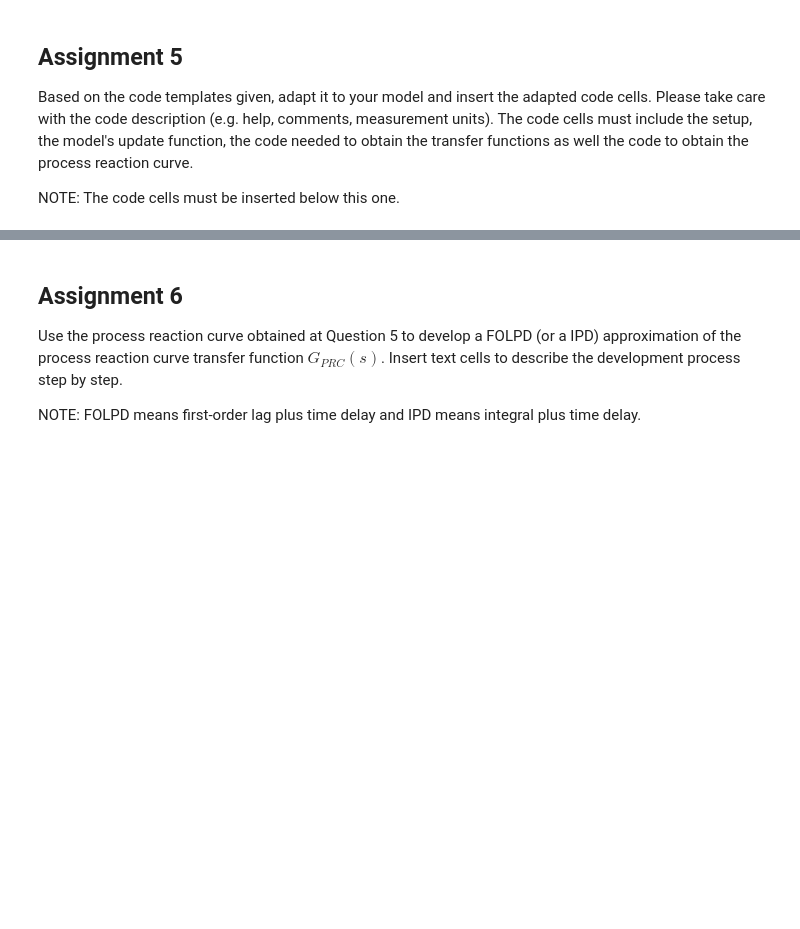
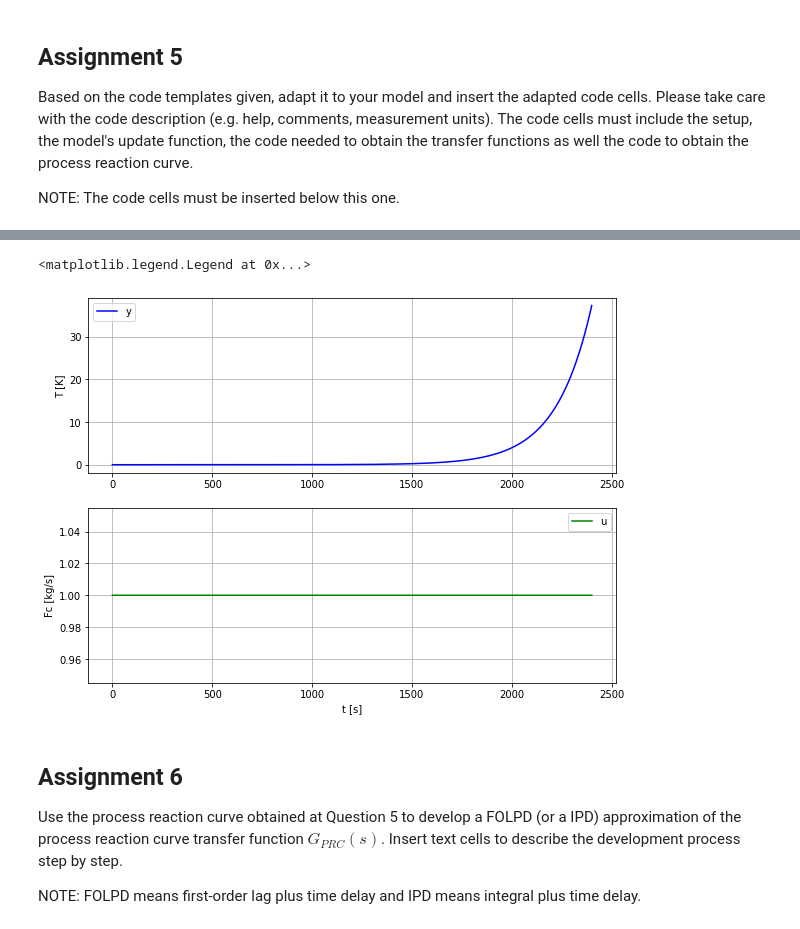
Before and after one commit to gmxavier/FAT0413150, a Jupyter notebook: projects/2021_1/team_work_assignments.ipynb, the cells around one changed output, grey strips where cells are left out. Drawn from its saved outputs; the diff is of its cells as text; code cells hidden in the pictures; blank space fills up the shorter version.

```diff
--- a/projects/2021_1/team_work_assignments.ipynb
+++ b/projects/2021_1/team_work_assignments.ipynb
@@ -122,0 +173,16 @@ bergman_tf
+# %%
+# Obtain the transfer functions of the input/output system for the polyethylene
+# reactor model
+polyeth = ct.NonlinearIOSystem(
+    polyeth_update, None, name='polyeth',
+    inputs  = ('Fc', 'Tfeed'),
+    outputs = ('In_con', 'M1_con', 'Y1', 'Y2', 'T', 'Tw1', 'Tg1'),
+    states  = ('In_con', 'M1_con', 'Y1', 'Y2', 'T', 'Tw1', 'Tg1'))
+
+polyeth_linearized = polyeth.linearize(x0 = [439.68, 326.72, 3.835, 3.835,
+                                             356.21, 290.37, 294.36],
+                                       u0 = [5.8/3600, 293.00])
+
+polyeth_tf = ct.ss2tf(polyeth_linearized)
+
+polyeth_tf
@@ -123,33 +207,37 @@ bergman_tf
 # %%
 # Obtain the process reaction curve response
 # Define the simulation time
 T0 = 0
-T1 = 400
+T1 = 2400
 dt = 0.01
 nt = int (T1/dt) + 1 # Number of points of sim time
 T = np.linspace(T0, T1, nt)
 
 # Perform the simulation
 Ga = 1
 Gm = 1
+Gp = polyeth_tf[5,1]
 T, yout = ct.step_response(Ga*Gp*Gm, T)
 
 # Plot the process reaction curve response
 plt.close ('all')
 fig_width_cm = 24
 fig_height_cm = 18
 plt.figure(1, figsize=(fig_width_cm /2.54 , fig_height_cm /2.54))
 plt.subplot(2, 1, 1)
 plt.plot(T, yout, 'blue')
-plt.ylabel('G [mg/dL]')
+plt.ylabel('T [K]')
 plt.grid()
 plt.legend(labels =('y',))
 plt.subplot(2, 1, 2)
 plt.plot(T, [1]*len(T), 'green')
-plt.ylabel('U [mU min−1]')
+plt.ylabel('Fc [kg/s]')
 plt.xlabel('t [s]')
 plt.grid()
 plt.legend(labels =('u', ))
+# %% [output]
+<matplotlib.legend.Legend at 0x...>
+[figure, added]
 # %% [markdown]
 ## Assignment 6
 
```
Also changed, not shown: parts of 5 cells of this notebook.
